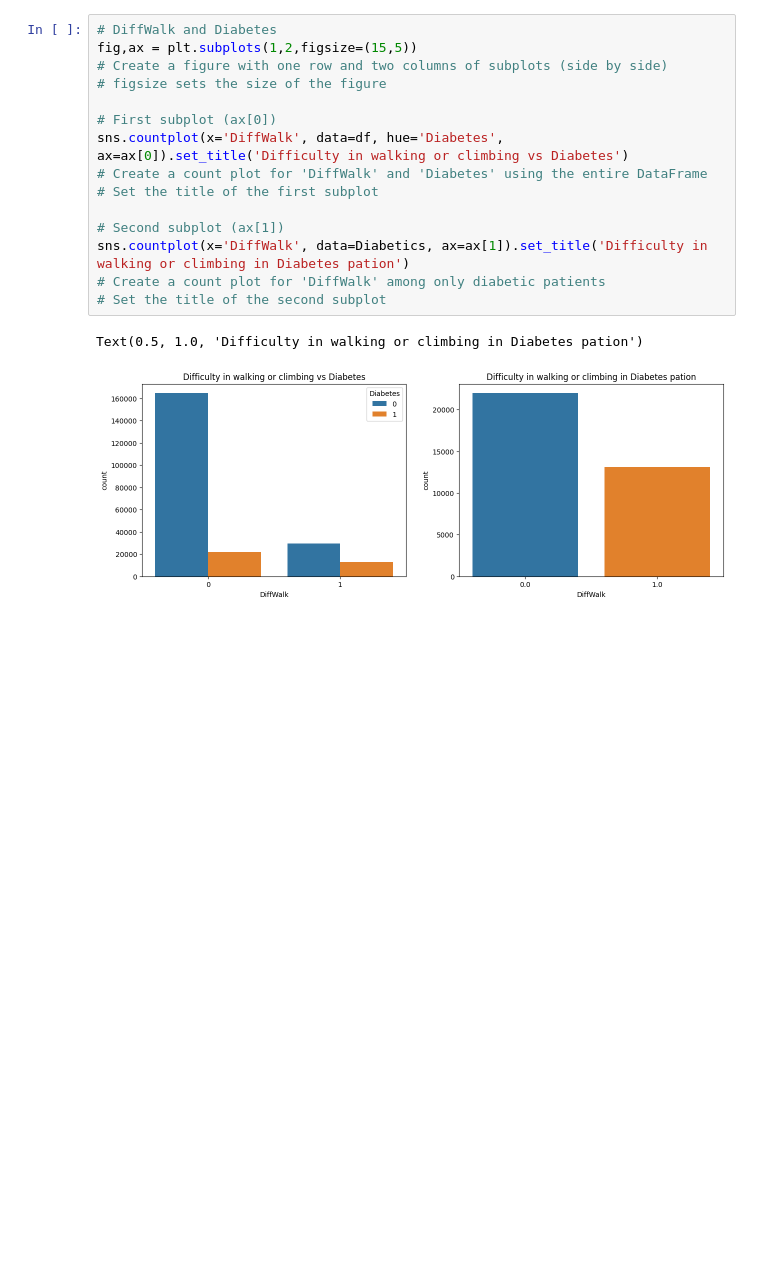
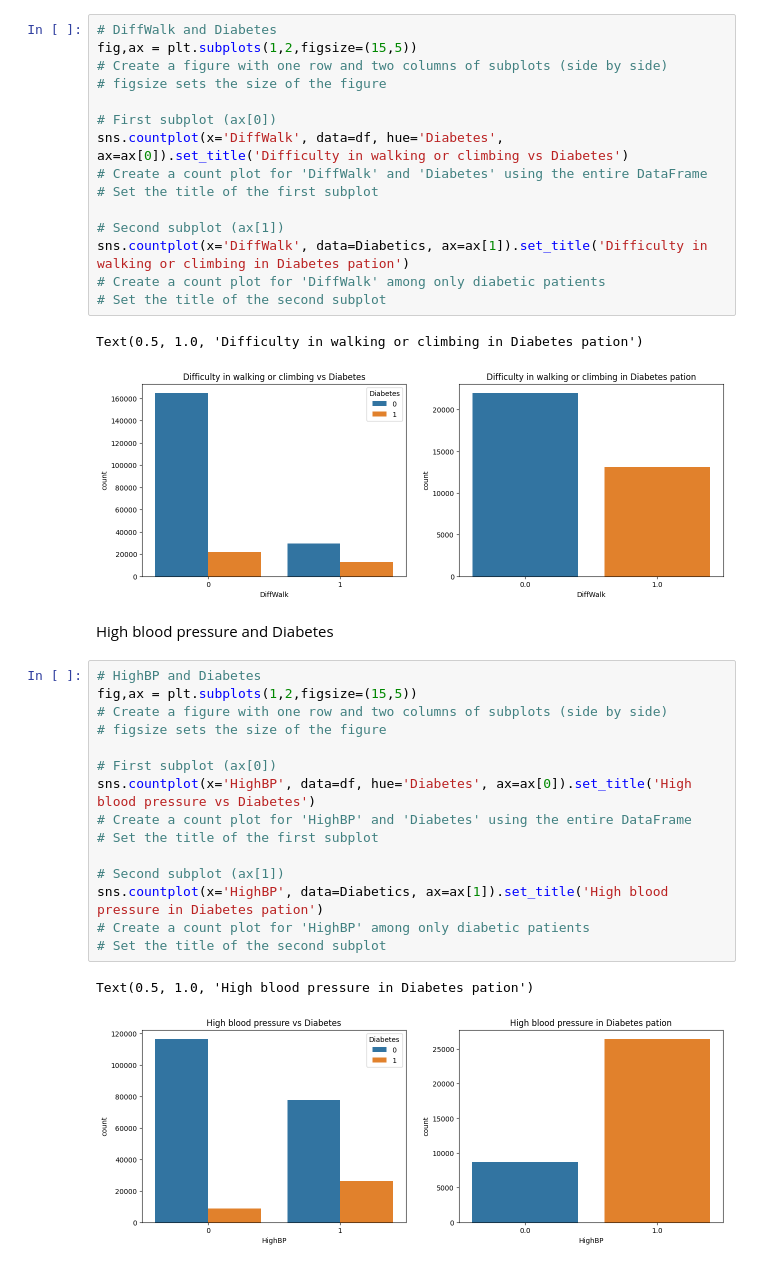
Before and after one commit to Payal2000/Diabetes_Prediction, a Jupyter notebook: Diabetes_Study.ipynb, the cells around one changed output. Saved outputs shown, nothing was run; the diff lists cells and outputs as text; blank space fills up the shorter version.

```diff
--- a/Diabetes_Study.ipynb
+++ b/Diabetes_Study.ipynb
@@ -211,3 +211,23 @@ sns.countplot(x='DiffWalk', data=Diabetics, ax=ax[1]).set_title('Difficulty in w
 # %% [output]
 Text(0.5, 1.0, 'Difficulty in walking or climbing in Diabetes pation')
 [figure]
+# %% [markdown]
+High blood pressure and Diabetes
+# %%
+# HighBP and Diabetes
+fig,ax = plt.subplots(1,2,figsize=(15,5))
+# Create a figure with one row and two columns of subplots (side by side)
+# figsize sets the size of the figure
+
+# First subplot (ax[0])
+sns.countplot(x='HighBP', data=df, hue='Diabetes', ax=ax[0]).set_title('High blood pressure vs Diabetes')
+# Create a count plot for 'HighBP' and 'Diabetes' using the entire DataFrame
+# Set the title of the first subplot
+
+# Second subplot (ax[1])
+sns.countplot(x='HighBP', data=Diabetics, ax=ax[1]).set_title('High blood pressure in Diabetes pation')
+# Create a count plot for 'HighBP' among only diabetic patients
+# Set the title of the second subplot
+# %% [output]
+Text(0.5, 1.0, 'High blood pressure in Diabetes pation')
+[figure, added]
```
Also changed, not shown: parts of 2 cells of this notebook.
